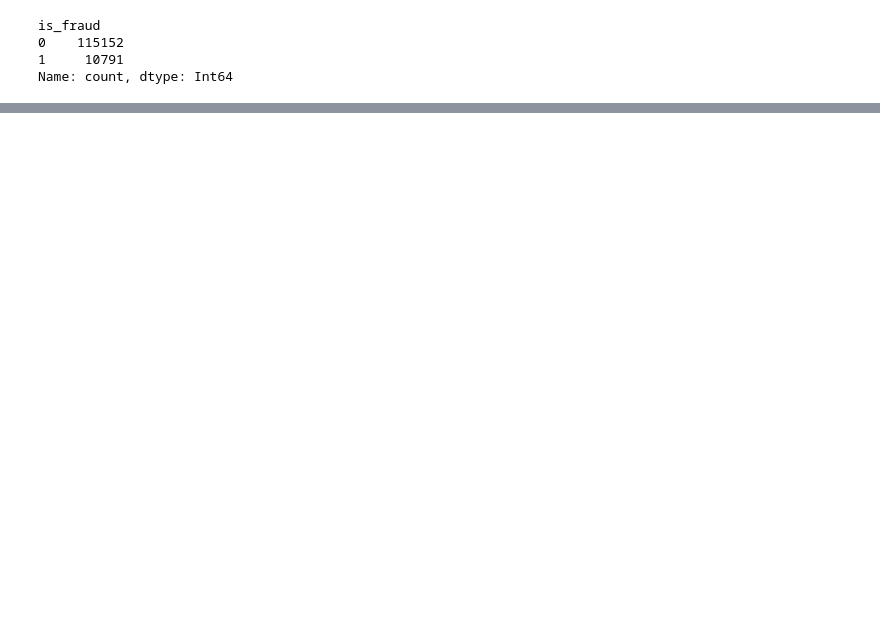
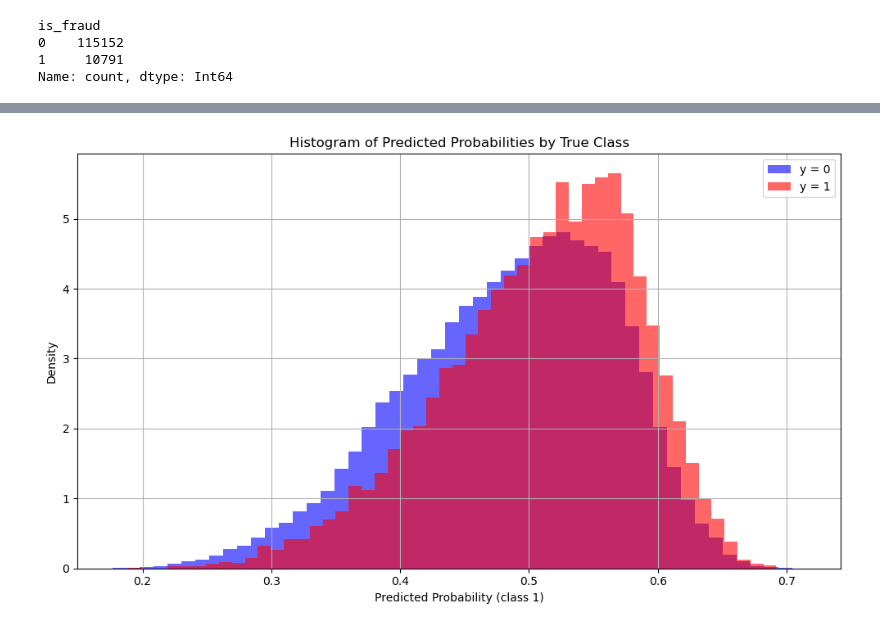
Before and after one commit to janqsal/mastercard_sgh_neural_noobs, a Jupyter notebook: TM/Primary_analysis.ipynb, the cells around one changed output, grey strips where cells are left out. Drawn from its saved outputs; the diff is of its cells as text; code cells hidden in the pictures; blank space fills up the shorter version.

```diff
--- a/TM/Primary_analysis.ipynb
+++ b/TM/Primary_analysis.ipynb
@@ -495,0 +372,27 @@ NotFittedError: need to call fit or load_model beforehand
+# %%
+def plot_predicted_proba_by_class(y_true, y_pred_proba, bins=50):
+    """
+    Plots histogram of predicted probabilities split by actual class (y=0 vs y=1).
+
+    Parameters:
+    - y_true: array-like, true binary labels (0 or 1)
+    - y_pred_proba: array-like, predicted probabilities for class 1
+    - bins: number of histogram bins
+    """
+    plt.figure(figsize=(10, 6))
+
+    # Separate predicted probabilities by actual class
+    plt.hist(y_pred_proba[y_true == 0], bins=bins, alpha=0.6, label='y = 0', color='blue', density=True)
+    plt.hist(y_pred_proba[y_true == 1], bins=bins, alpha=0.6, label='y = 1', color='red', density=True)
+
+    plt.title('Histogram of Predicted Probabilities by True Class')
+    plt.xlabel('Predicted Probability (class 1)')
+    plt.ylabel('Density')
+    plt.legend()
+    plt.grid(True)
+    plt.tight_layout()
+    plt.show()
+# %%
+plot_predicted_proba_by_class(y_test, y_proba_test)
+# %% [output]
+[figure, added]
```
Also changed, not shown: parts of 55 cells of this notebook, 2 other files.
